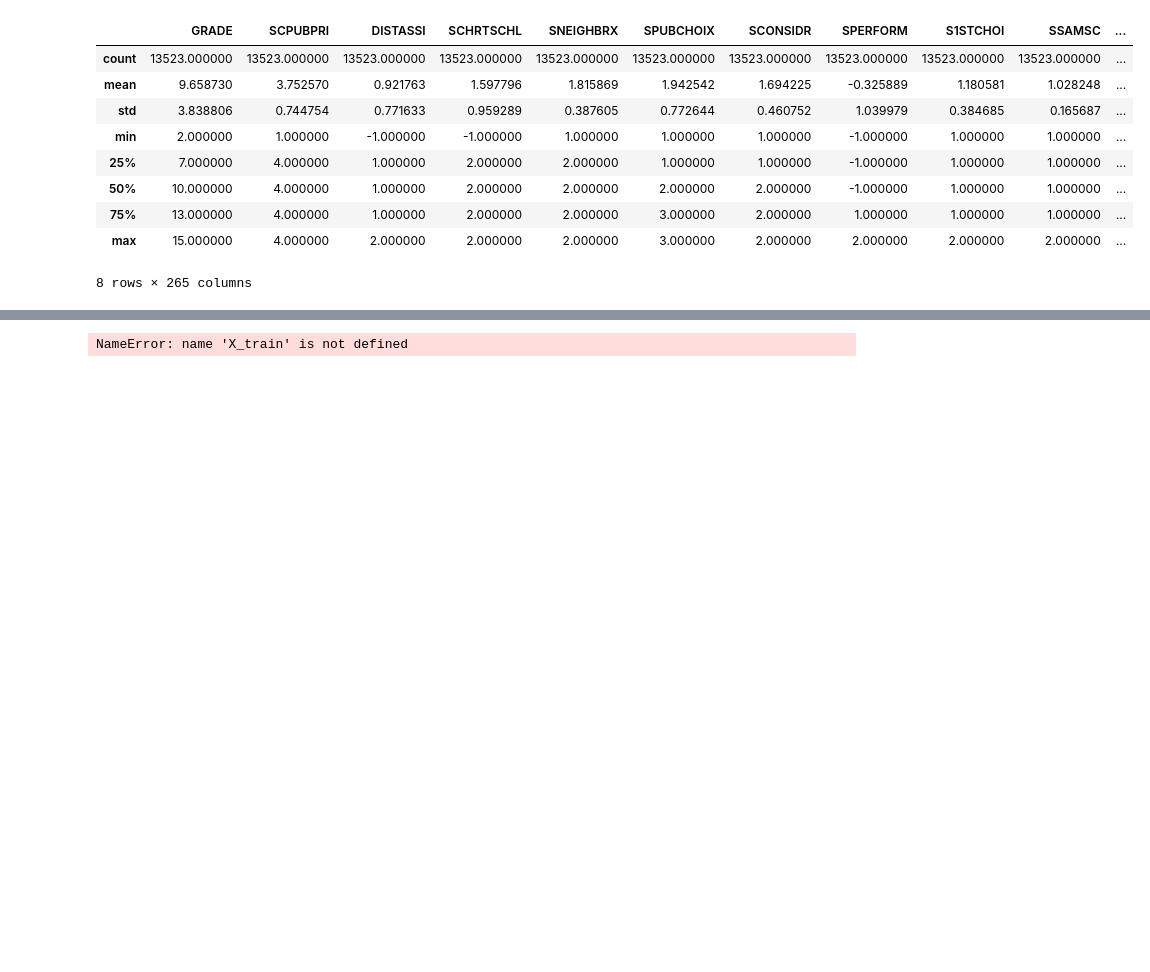
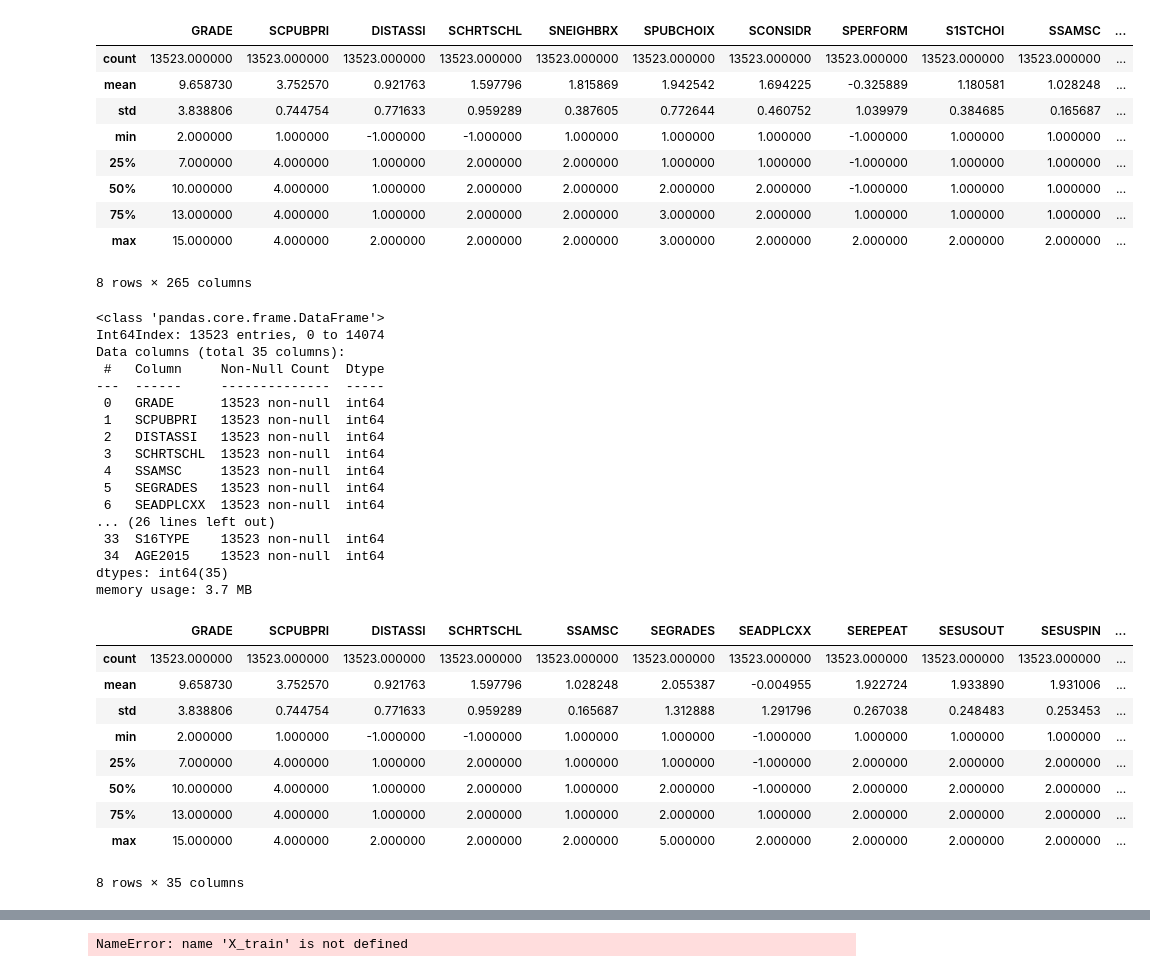
Before and after one commit to safiamc/udacity-capstone, a Jupyter notebook: project-notebook.ipynb, the cells around one changed output, grey strips where cells are left out. Drawn from its saved outputs; the diff is of its cells as text; code cells hidden in the pictures; blank space fills up the shorter version.

```diff
--- a/project-notebook.ipynb
+++ b/project-notebook.ipynb
@@ -88,3 +88,34 @@ data.describe()
 #target variable is true if total absences are greater than or equal to 15 over the school year
 X = data.loc[:, ['GRADE','SCPUBPRI', 'DISTASSI', 'SCHRTSCHL', 'SSAMSC', 'SEGRADES', 'SEADPLCXX', 'SEREPEAT', 'SESUSOUT', 'SESUSPIN', 'SEEXPEL', 'CDOBMM', 'CDOBYY', 'CPLCBRTH', 'CMOVEAGE', 'CHISPAN', 'CAMIND', 'CASIAN', 'CBLACK', 'CPACI', 'CWHITE','CHISPRM', 'CSEX', 'CENGLPRG','DISABLTYX', 'DISBLTY2X', 'RACEETHN', 'RACEETH2', 'ZIP18PO2', 'ZIPBLHI2','ZIPLOCL','S16NUMST', 'S16PBPV', 'S16TYPE', 'AGE2015'  ]]
 y = data['SEABSNT']>=15
+# %%
+X.info()
+X.describe()
+# %% [output]
+<class 'pandas.core.frame.DataFrame'>
+Int64Index: 13523 entries, 0 to 14074
+Data columns (total 35 columns):
+ #   Column     Non-Null Count  Dtype
+---  ------     --------------  -----
+ 0   GRADE      13523 non-null  int64
+ 1   SCPUBPRI   13523 non-null  int64
+ 2   DISTASSI   13523 non-null  int64
+ 3   SCHRTSCHL  13523 non-null  int64
+ 4   SSAMSC     13523 non-null  int64
+ 5   SEGRADES   13523 non-null  int64
+ 6   SEADPLCXX  13523 non-null  int64
+... (26 lines left out)
+ 33  S16TYPE    13523 non-null  int64
+ 34  AGE2015    13523 non-null  int64
+dtypes: int64(35)
+memory usage: 3.7 MB
+|  | GRADE | SCPUBPRI | DISTASSI | SCHRTSCHL | SSAMSC | SEGRADES | SEADPLCXX | SEREPEAT | SESUSOUT | SESUSPIN | ... |
+| count | 13523.000000 | 13523.000000 | 13523.000000 | 13523.000000 | 13523.000000 | 13523.000000 | 13523.000000 | 13523.000000 | 13523.000000 | 13523.000000 | ... |
+| mean | 9.658730 | 3.752570 | 0.921763 | 1.597796 | 1.028248 | 2.055387 | -0.004955 | 1.922724 | 1.933890 | 1.931006 | ... |
+| std | 3.838806 | 0.744754 | 0.771633 | 0.959289 | 0.165687 | 1.312888 | 1.291796 | 0.267038 | 0.248483 | 0.253453 | ... |
+| min | 2.000000 | 1.000000 | -1.000000 | -1.000000 | 1.000000 | 1.000000 | -1.000000 | 1.000000 | 1.000000 | 1.000000 | ... |
+| 25% | 7.000000 | 4.000000 | 1.000000 | 2.000000 | 1.000000 | 1.000000 | -1.000000 | 2.000000 | 2.000000 | 2.000000 | ... |
+| 50% | 10.000000 | 4.000000 | 1.000000 | 2.000000 | 1.000000 | 2.000000 | -1.000000 | 2.000000 | 2.000000 | 2.000000 | ... |
+| 75% | 13.000000 | 4.000000 | 1.000000 | 2.000000 | 1.000000 | 2.000000 | 1.000000 | 2.000000 | 2.000000 | 2.000000 | ... |
+| max | 15.000000 | 4.000000 | 2.000000 | 2.000000 | 2.000000 | 5.000000 | 2.000000 | 2.000000 | 2.000000 | 2.000000 | ... |
+8 rows × 35 columns
```
Also changed, not shown: parts of 5 cells of this notebook.
